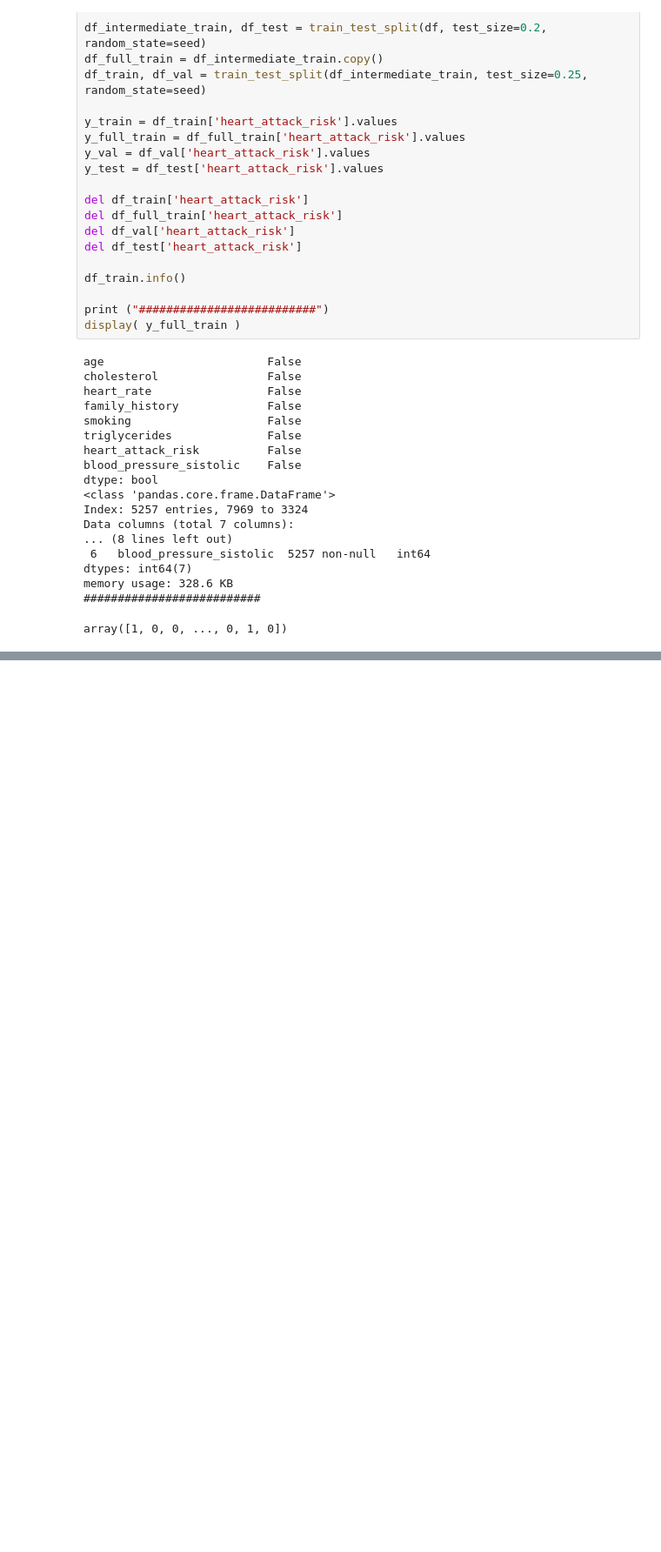
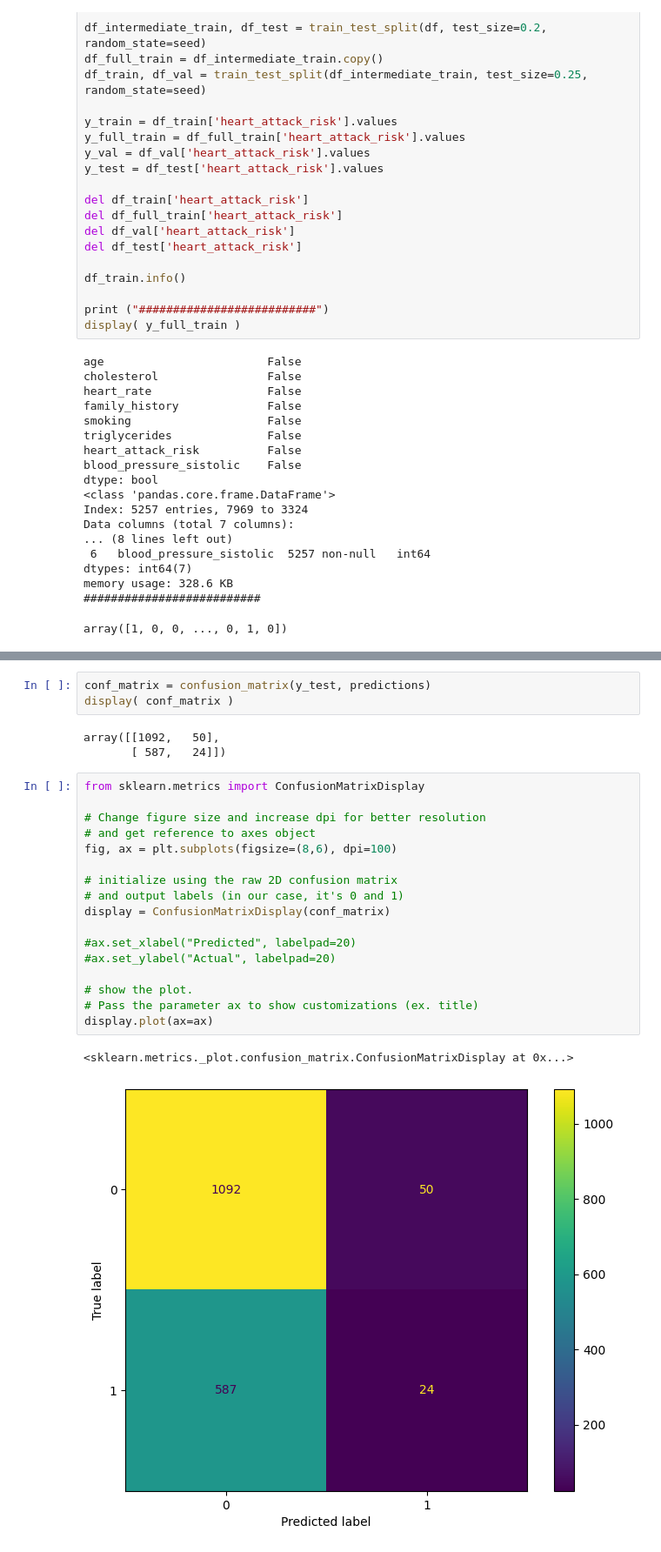
Before and after one commit to midnightmover-az/ml-zoomcamp-midterm, a Jupyter notebook: mid-term-project.ipynb, the cells around one changed output, grey strips where cells are left out. Shown at 87% size. Saved outputs shown, nothing was run; the diff lists cells and outputs as text; blank space fills up the shorter version.

Commit message:
Added a confusion matrix plot to the notebook

```diff
--- a/mid-term-project.ipynb
+++ b/mid-term-project.ipynb
@@ -348,3 +400,29 @@ Logistic Full Train Regression Accuracy= 0.6514546491728466
+# %%
+conf_matrix = confusion_matrix(y_test, predictions)
+display( conf_matrix )
+# %% [output]
+array([[1092,   50],
+       [ 587,   24]])
+# %%
+from sklearn.metrics import ConfusionMatrixDisplay
+
+# Change figure size and increase dpi for better resolution
+# and get reference to axes object
+fig, ax = plt.subplots(figsize=(8,6), dpi=100)
+
+# initialize using the raw 2D confusion matrix
+# and output labels (in our case, it's 0 and 1)
+display = ConfusionMatrixDisplay(conf_matrix)
+
+#ax.set_xlabel("Predicted", labelpad=20)
+#ax.set_ylabel("Actual", labelpad=20)
+
+# show the plot.
+# Pass the parameter ax to show customizations (ex. title)
+display.plot(ax=ax)
+# %% [output]
+<sklearn.metrics._plot.confusion_matrix.ConfusionMatrixDisplay at 0x...>
+[figure, added]
 # %%
 import pickle
 
```
Also changed, not shown: parts of 10 cells of this notebook, 8 other files.
